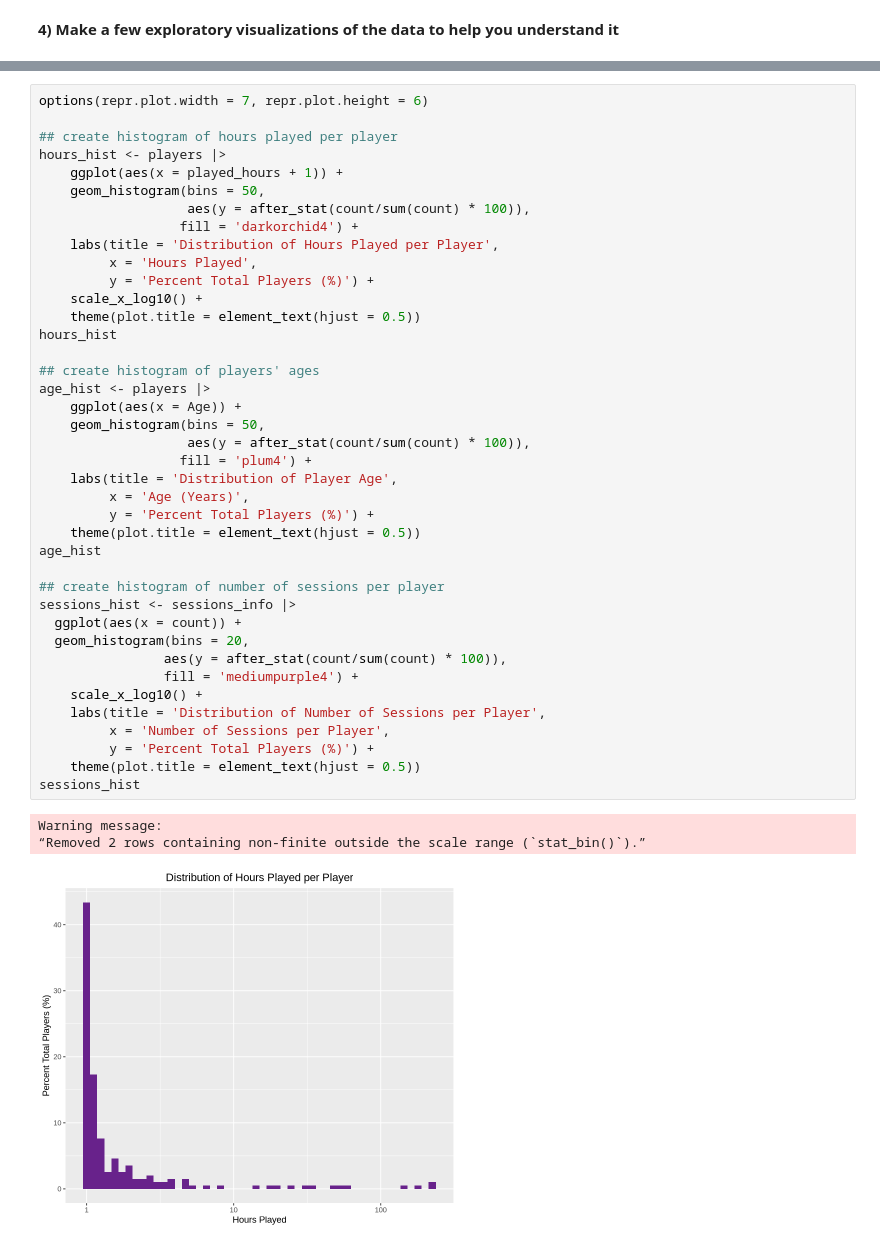
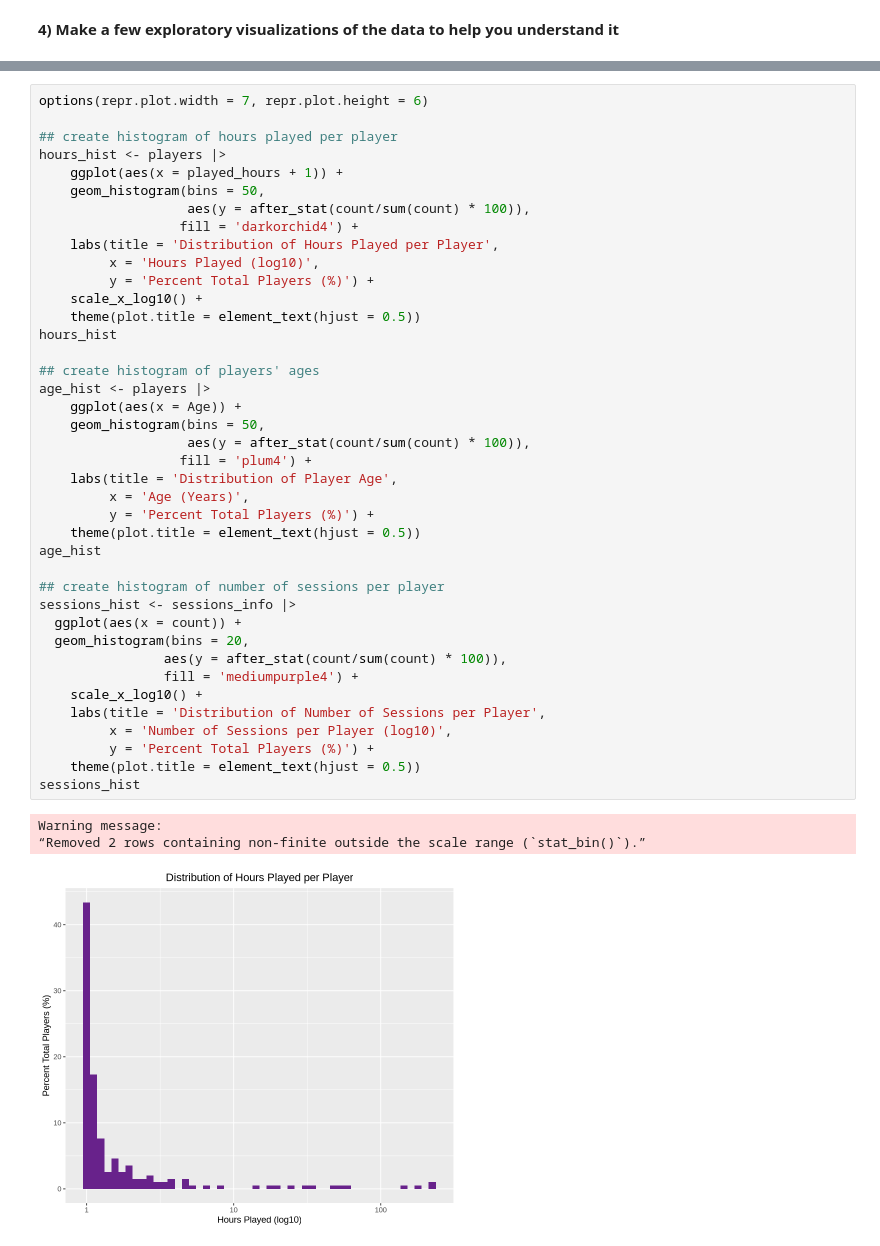
Before and after one commit to axiao28204/dsci100_project, a Jupyter notebook: individual_project_planning.ipynb, the cells around one changed output, grey strips where cells are left out. Cells and saved outputs as stored; diff of their text form.

```diff
--- a/individual_project_planning.ipynb
+++ b/individual_project_planning.ipynb
@@ -240,38 +246,38 @@ hours_hist <- players |>
                    aes(y = after_stat(count/sum(count) * 100)),
                   fill = 'darkorchid4') +
     labs(title = 'Distribution of Hours Played per Player',
-         x = 'Hours Played',
+         x = 'Hours Played (log10)',
          y = 'Percent Total Players (%)') +
     scale_x_log10() +
     theme(plot.title = element_text(hjust = 0.5))
 hours_hist
 
 ## create histogram of players' ages
 age_hist <- players |>
     ggplot(aes(x = Age)) +
     geom_histogram(bins = 50,
                    aes(y = after_stat(count/sum(count) * 100)),
                   fill = 'plum4') +
     labs(title = 'Distribution of Player Age',
          x = 'Age (Years)',
          y = 'Percent Total Players (%)') +
     theme(plot.title = element_text(hjust = 0.5))
 age_hist
 
 ## create histogram of number of sessions per player
 sessions_hist <- sessions_info |>
   ggplot(aes(x = count)) +
   geom_histogram(bins = 20,
                 aes(y = after_stat(count/sum(count) * 100)),
                 fill = 'mediumpurple4') +
     scale_x_log10() +
     labs(title = 'Distribution of Number of Sessions per Player',
-         x = 'Number of Sessions per Player',
+         x = 'Number of Sessions per Player (log10)',
          y = 'Percent Total Players (%)') +
     theme(plot.title = element_text(hjust = 0.5))
 sessions_hist
 # %% [output]
 Warning message:
 “Removed 2 rows containing non-finite outside the scale range (`stat_bin()`).”
-[figure, old version]
+[figure, new version]
 [figure]
```
Also changed, not shown: parts of 18 cells of this notebook.
